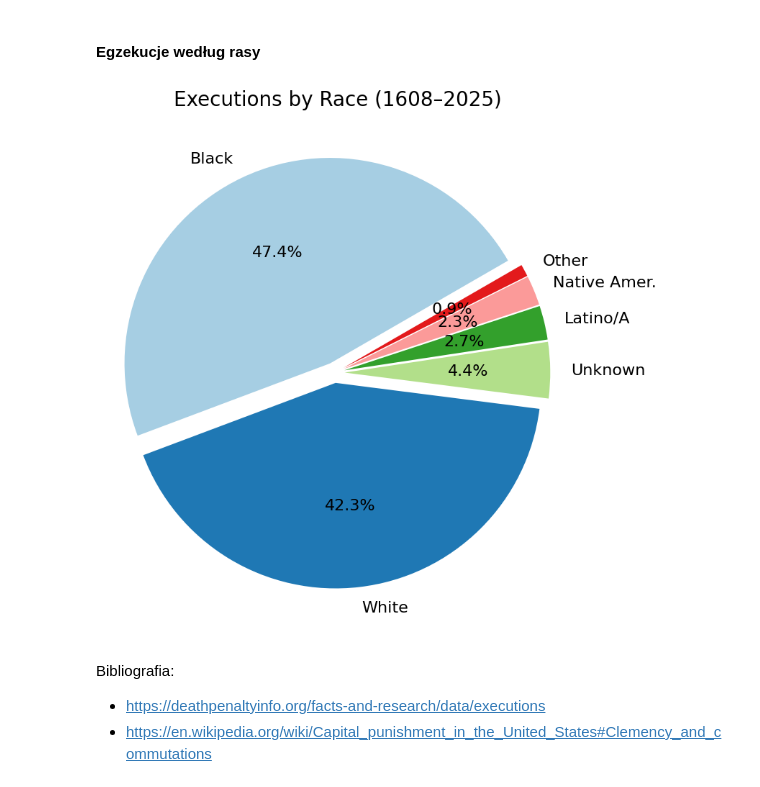
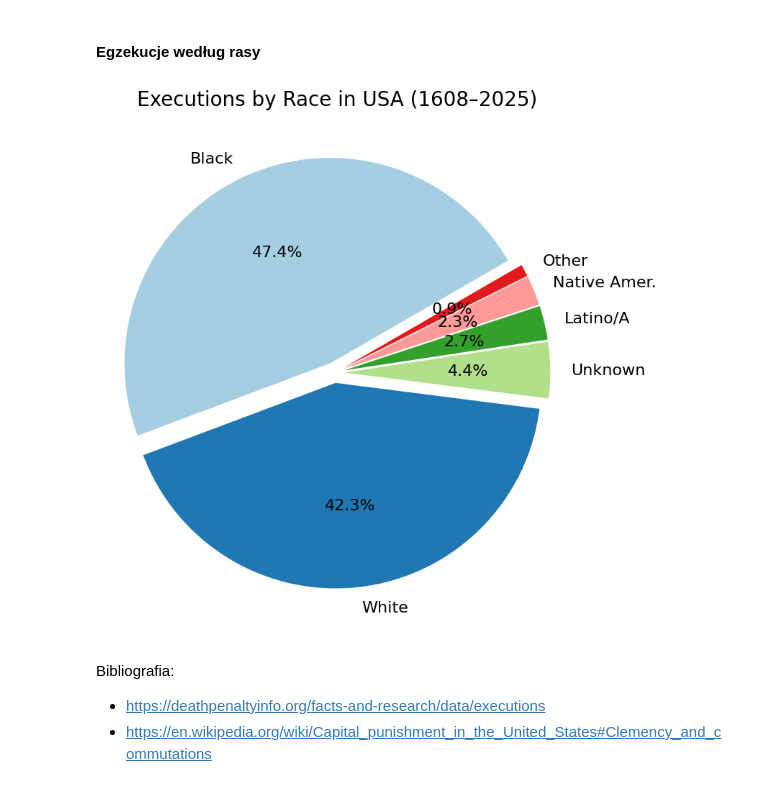
Before and after one commit to Clwmm/Projekt_Wizualizacje_2025, a Jupyter notebook: notebook.ipynb, the cells around one changed output. Drawn from its saved outputs; the diff is of its cells as text; code cells hidden in the pictures.

```diff
--- a/notebook.ipynb
+++ b/notebook.ipynb
@@ -384,35 +384,35 @@ combined_df = pd.concat([espy_df_filtered, df_executions], ignore_index=True)
 combined_df['RACE'] = combined_df['RACE'].str.strip().str.title()  # Clean formatting
 combined_df['RACE'] = combined_df['RACE'].replace({
     'Latino/A': 'Latino/A',
     'Hispanic': 'Latino/A',
     'Other Race': 'Other',
     'Asian': 'Other',
     'Asian - Pacific Is': 'Other',
     'American Indian Or Alaska Native': 'Native Amer.'
 })
 
 # Count executions by race
 race_counts = combined_df['RACE'].dropna().value_counts()
 
 explode = [0.05] * len(race_counts)
 
 # Plot pie chart
 plt.figure(figsize=(8, 8))
 plt.pie(
     race_counts.values,
     labels=race_counts.index,
     autopct='%1.1f%%',
     startangle=30,
     explode=explode,
     colors=plt.cm.Paired.colors,
     textprops={'fontsize': 16},
 )
-plt.title('Executions by Race (1608–2025)', fontsize=20)
+plt.title('Executions by Race in USA (1608–2025)', fontsize=20)
 plt.axis('equal')  # Equal aspect ratio
 plt.tight_layout()
 plt.show()
 # %% [output]
-[figure, old version]
+[figure, new version]
 # %% [markdown]
 Bibliografia:
 * https://deathpenaltyinfo.org/facts-and-research/data/executions
```
Also changed, not shown: parts of 4 cells of this notebook.
